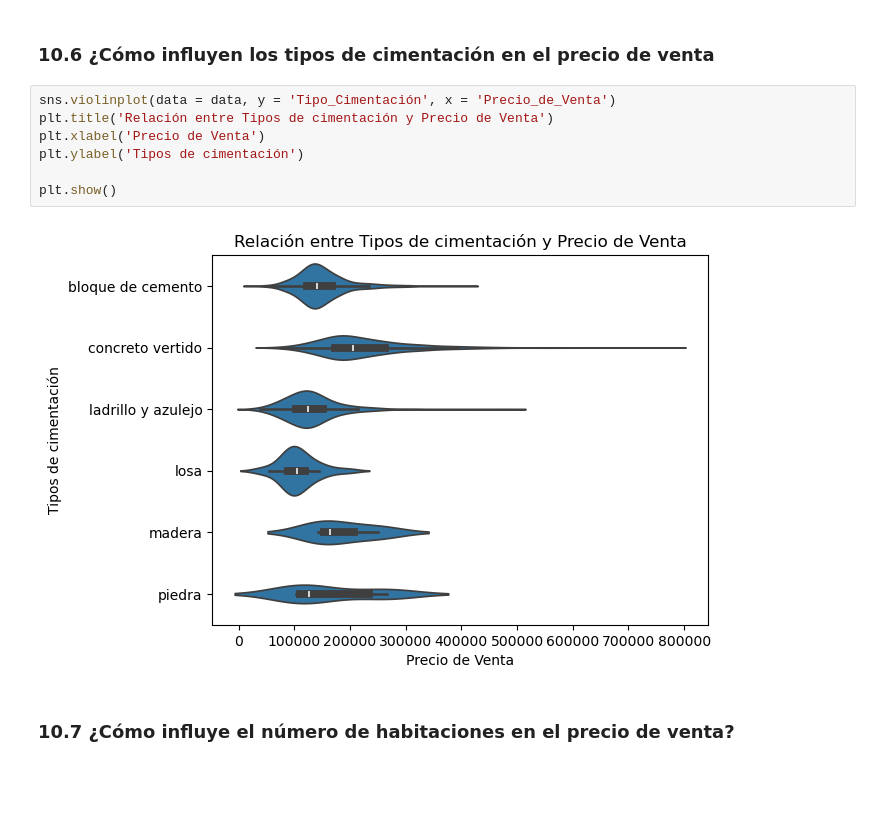
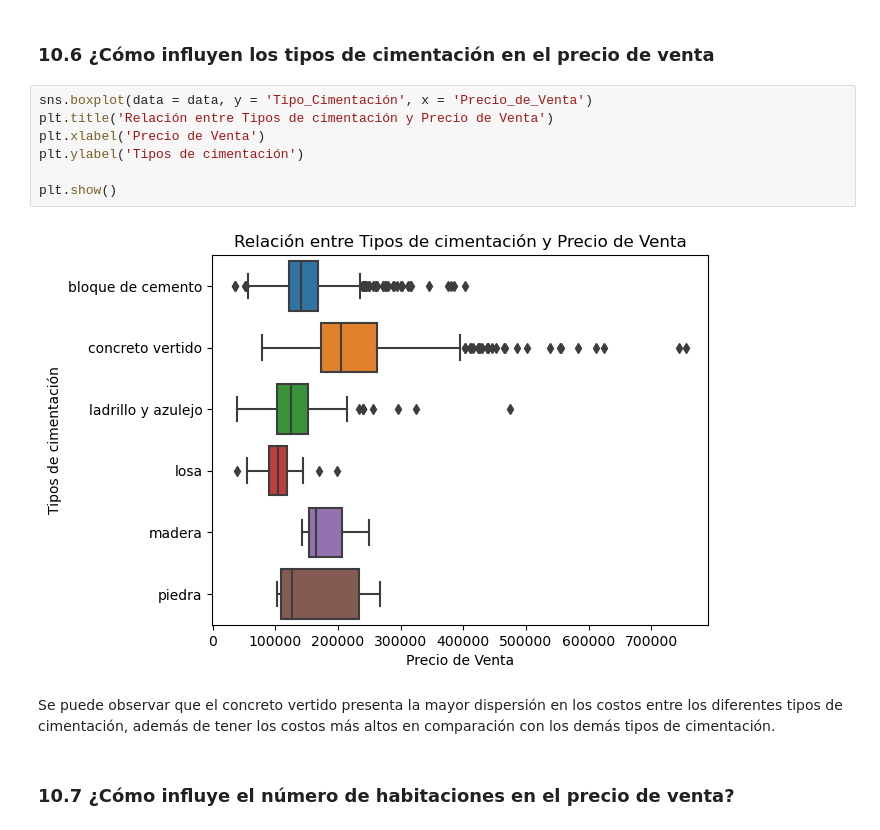
Before and after one commit to BlueAutomata/EDA_House_sales, a Jupyter notebook: Taller_EDA_house_sales.ipynb, the cells around one changed output. Saved outputs shown, nothing was run; the diff lists cells and outputs as text; blank space fills up the shorter version.

```diff
--- a/Taller_EDA_house_sales.ipynb
+++ b/Taller_EDA_house_sales.ipynb
@@ -871,14 +865,16 @@ La gráfica muestra que a medida que mejora la calidad de los materiales y acaba
 # %% [markdown]
 ### 10.6 ¿Cómo influyen los tipos de cimentación en el precio de venta
 # %%
-sns.violinplot(data = data, y = 'Tipo_Cimentación', x = 'Precio_de_Venta')
+sns.boxplot(data = data, y = 'Tipo_Cimentación', x = 'Precio_de_Venta')
 plt.title('Relación entre Tipos de cimentación y Precio de Venta')
 plt.xlabel('Precio de Venta')
 plt.ylabel('Tipos de cimentación')
 
 plt.show()
 # %% [output]
-[figure, old version]
+[figure, new version]
+# %% [markdown]
+Se puede observar que el concreto vertido presenta la mayor dispersión en los costos entre los diferentes tipos de cimentación, además de tener los costos más altos en comparación con los demás tipos de cimentación.
 # %% [markdown]
 ### 10.7 ¿Cómo influye el número de habitaciones en el precio de venta?
 # %%
```
Also changed, not shown: parts of 26 cells of this notebook.
